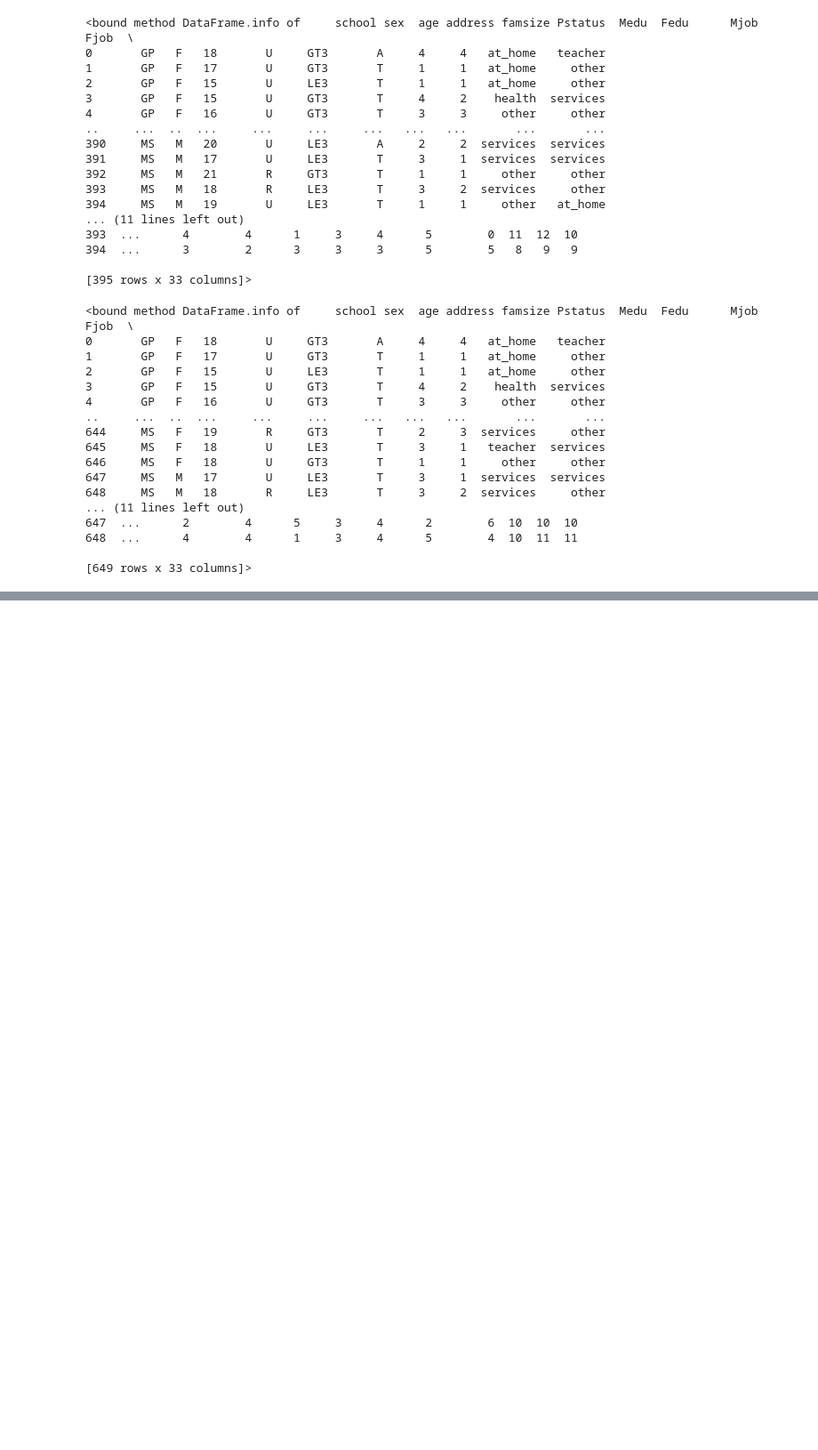
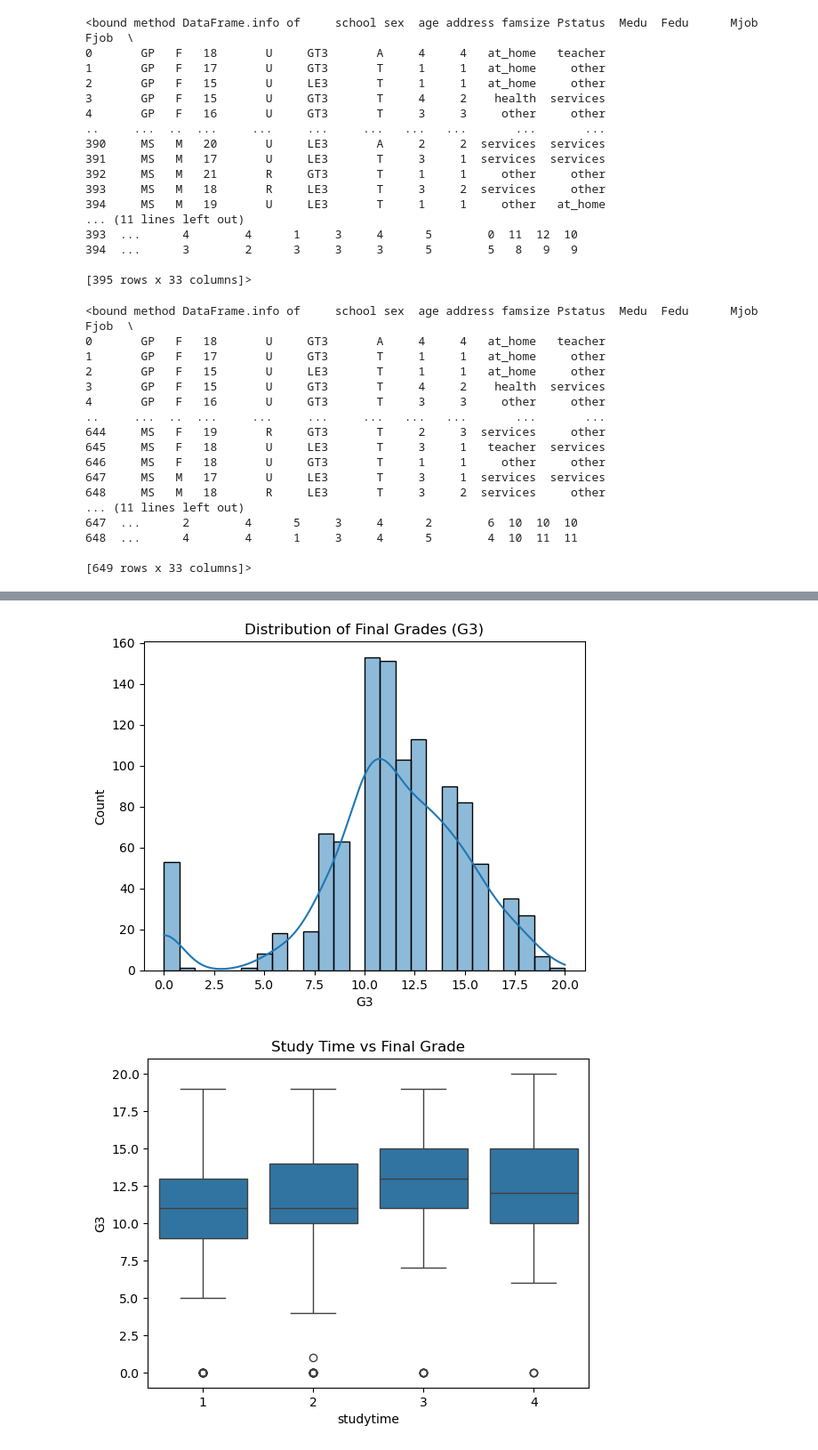
Before and after one commit to DolapoSalim/student-performance-analysis, a Jupyter notebook: scr/analysis.ipynb, the cells around one changed output, grey strips where cells are left out. Shown at 89% size. Saved outputs shown, nothing was run; the diff lists cells and outputs as text; code cells hidden in the pictures; blank space fills up the shorter version.

```diff
--- a/scr/analysis.ipynb
+++ b/scr/analysis.ipynb
@@ -49,7 +53,11 @@ df2.info
 648  ...      4        4      1     3     4      5        4  10  11  11
 
 [649 rows x 33 columns]>
+# %%
+# Add a column to distinguish them
+df1['subject'] = 'Math'
+df2['subject'] = 'Portuguese'
 # %%
 # merge the two dataframes
-df = pd.concat([df1, df2], axis=0, ignore_index=True)
+df_all = pd.concat([df1, df2], axis=0, ignore_index=True)
 # %%
@@ -79,6 +83,3 @@ df_por['subject'] = 'Portuguese'
-# %%
-# Combine both datasets
-df_all = pd.concat([df_mat, df_por], ignore_index=True)
 # %%
 df_all
 # %% [output]
@@ -85,0 +120,4 @@ NameError: name 'df_all' is not defined
+# %%
+# Convert categorical columns if needed
+df_all['sex'] = df_all['sex'].map({'F': 0, 'M': 1})
+df_all['address'] = df_all['address'].map({'U': 1, 'R': 0})
@@ -85,0 +151,18 @@ NameError: name 'df_all' is not defined
+# %%
+# Histogram of G3
+sns.histplot(df_all['G3'], kde=True)
+plt.title('Distribution of Final Grades (G3)')
+plt.show()
+
+# Boxplot of study time vs G3
+sns.boxplot(data=df_all, x='studytime', y='G3')
+plt.title('Study Time vs Final Grade')
+plt.show()
+
+# Scatter: G1 and G2 vs G3
+sns.scatterplot(data=df_all, x='G2', y='G3', hue='subject')
+plt.title('G2 vs G3 by Subject')
+plt.show()
+# %% [output]
+[figure, added]
+[figure, added]
```
Also changed, not shown: parts of 14 cells of this notebook.
